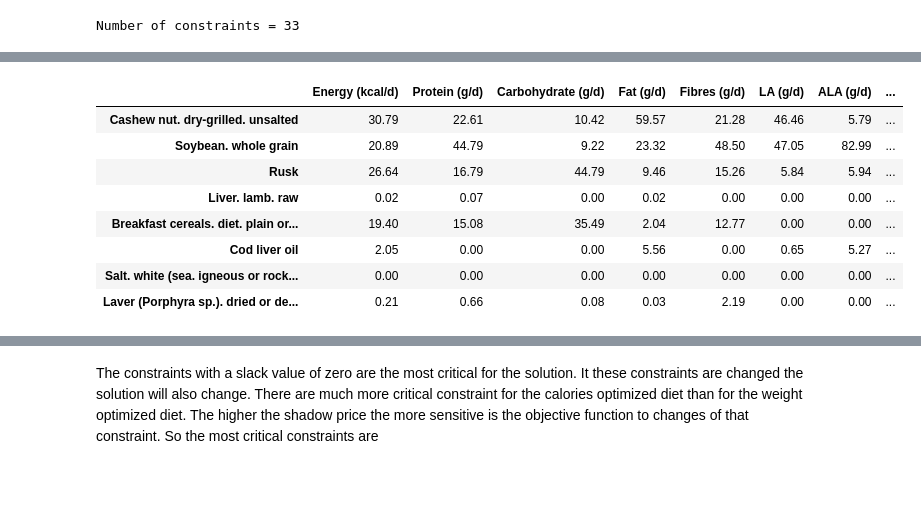
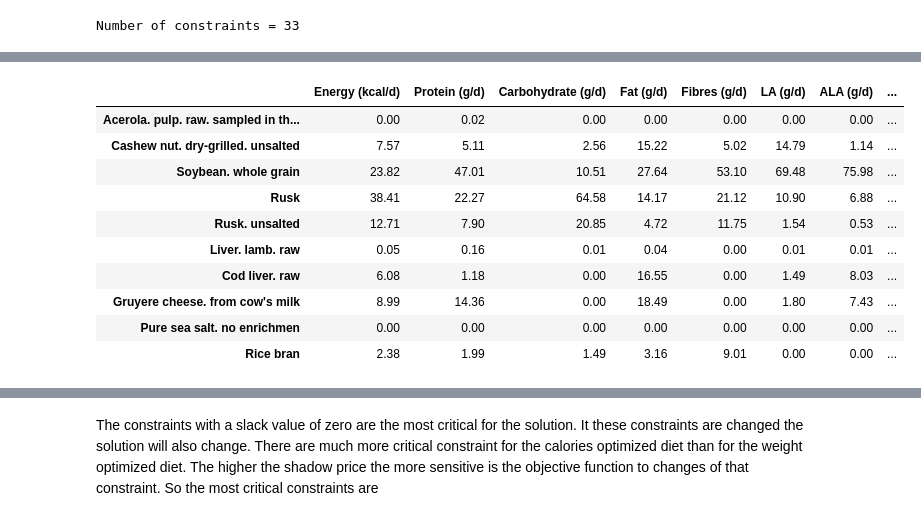
Before and after one commit to asmaier/optimal_diet, a Jupyter notebook: new_diet.ipynb, the cells around one changed output, grey strips where cells are left out. Cells and saved outputs as stored; diff of their text form; code cells hidden in the pictures; blank space fills up the shorter version.

Commit message:
Found better diet not using preprocessed or artificial fortified food by filtering list of available foods.

```diff
--- a/new_diet.ipynb
+++ b/new_diet.ipynb
@@ -35,6 +35,11 @@ nutrients
 # %%
 df_foods=pd.read_csv("ciqual_2020.csv")
 # %%
+# https://stackoverflow.com/questions/11350770/filter-pandas-dataframe-by-substring-criteria
+def filter_rows_by_substrings(df, col, substrings):
+    return df[~df[col].str.contains('|'.join(substrings))]
+
+
 # https://stackoverflow.com/questions/18172851/deleting-dataframe-row-in-pandas-based-on-column-value
 def filter_rows_by_values(df, col, values):
     return df[~df[col].isin(values)]
@@ -75,7 +260,7 @@ df_foods_filtered = filter_rows_by_values(df_foods, "Name", remove_foods)
 # %%
-commodities = list(df_foods_filtered["Name"])
+commodities = list(df_foods_filtered2["Name"])
 # %%
-data = df_foods_filtered.drop("Name", axis=1).values.tolist()
+data = df_foods_filtered2.drop("Name", axis=1).values.tolist()
 # %%
 solver = pywraplp.Solver.CreateSolver('GLOP')
 # %%
@@ -139,0 +324,14 @@ Optimal daily weight: 550.0810 gr
+# %%
+food_per_day=[]
+
+nutrients_result = [0] * len(nutrients)
+for i, food in enumerate(foods):
+    if food.solution_value() > 0.0:
+        # default value for weight optimization
+        nutrient_per_goal = 100
+        food_per_day.append((commodities[i], food.solution_value() * nutrient_per_goal))
+        for j, _ in enumerate(nutrients):
+            nutrients_result[j] += data[i][j] * food.solution_value()
+
+df_food_per_day = pd.DataFrame(food_per_day, columns=("food", "weight"))
+df_food_per_day.sort_values(by='weight', ascending=False)
@@ -163,29 +373,31 @@ Vitamin A (µg/d): 1804.90 (min 750.0)
 # %%
 pd.set_option('display.max_columns', 500)
 
 nutrient_per_food = {}
 
 for i, food in enumerate(foods):
     if food.solution_value() > 0.0:
         for j, nutrient in enumerate(nutrients):
-            if food in nutrient_per_food:
-                nutrient_per_food[food].append(data[i][j] * food.solution_value())
+            if food.name() in nutrient_per_food:
+                nutrient_per_food[food.name()].append(data[i][j] * food.solution_value())
             else:
-                nutrient_per_food[food]=[data[i][j] * food.solution_value()]
+                nutrient_per_food[food.name()]=[data[i][j] * food.solution_value()]
 
 foods_df = pd.DataFrame.from_dict(nutrient_per_food, orient='index', columns=[n[0] for n in nutrients])
 
 for i, nutrient in enumerate(nutrients):
     foods_df[nutrient[0]]=(foods_df[nutrient[0]]/nutrients_result[i]*100).round(2)
 
 display(foods_df)
 # %% [output]
 |  | Energy (kcal/d) | Protein (g/d) | Carbohydrate (g/d) | Fat (g/d) | Fibres (g/d) | LA (g/d) | ALA (g/d) | ... |
-| Cashew nut. dry-grilled. unsalted | 30.79 | 22.61 | 10.42 | 59.57 | 21.28 | 46.46 | 5.79 | ... |
-| Soybean. whole grain | 20.89 | 44.79 | 9.22 | 23.32 | 48.50 | 47.05 | 82.99 | ... |
-| Rusk | 26.64 | 16.79 | 44.79 | 9.46 | 15.26 | 5.84 | 5.94 | ... |
-| Liver. lamb. raw | 0.02 | 0.07 | 0.00 | 0.02 | 0.00 | 0.00 | 0.00 | ... |
-| Breakfast cereals. diet. plain or... | 19.40 | 15.08 | 35.49 | 2.04 | 12.77 | 0.00 | 0.00 | ... |
-| Cod liver oil | 2.05 | 0.00 | 0.00 | 5.56 | 0.00 | 0.65 | 5.27 | ... |
-| Salt. white (sea. igneous or rock... | 0.00 | 0.00 | 0.00 | 0.00 | 0.00 | 0.00 | 0.00 | ... |
-| Laver (Porphyra sp.). dried or de... | 0.21 | 0.66 | 0.08 | 0.03 | 2.19 | 0.00 | 0.00 | ... |
+| Acerola. pulp. raw. sampled in th... | 0.00 | 0.02 | 0.00 | 0.00 | 0.00 | 0.00 | 0.00 | ... |
+| Cashew nut. dry-grilled. unsalted | 7.57 | 5.11 | 2.56 | 15.22 | 5.02 | 14.79 | 1.14 | ... |
+| Soybean. whole grain | 23.82 | 47.01 | 10.51 | 27.64 | 53.10 | 69.48 | 75.98 | ... |
+| Rusk | 38.41 | 22.27 | 64.58 | 14.17 | 21.12 | 10.90 | 6.88 | ... |
+| Rusk. unsalted | 12.71 | 7.90 | 20.85 | 4.72 | 11.75 | 1.54 | 0.53 | ... |
+| Liver. lamb. raw | 0.05 | 0.16 | 0.01 | 0.04 | 0.00 | 0.01 | 0.01 | ... |
+| Cod liver. raw | 6.08 | 1.18 | 0.00 | 16.55 | 0.00 | 1.49 | 8.03 | ... |
+| Gruyere cheese. from cow's milk | 8.99 | 14.36 | 0.00 | 18.49 | 0.00 | 1.80 | 7.43 | ... |
+| Pure sea salt. no enrichmen | 0.00 | 0.00 | 0.00 | 0.00 | 0.00 | 0.00 | 0.00 | ... |
+| Rice bran | 2.38 | 1.99 | 1.49 | 3.16 | 9.01 | 0.00 | 0.00 | ... |
```
Also changed, not shown: parts of 29 cells of this notebook, 1 other file.
